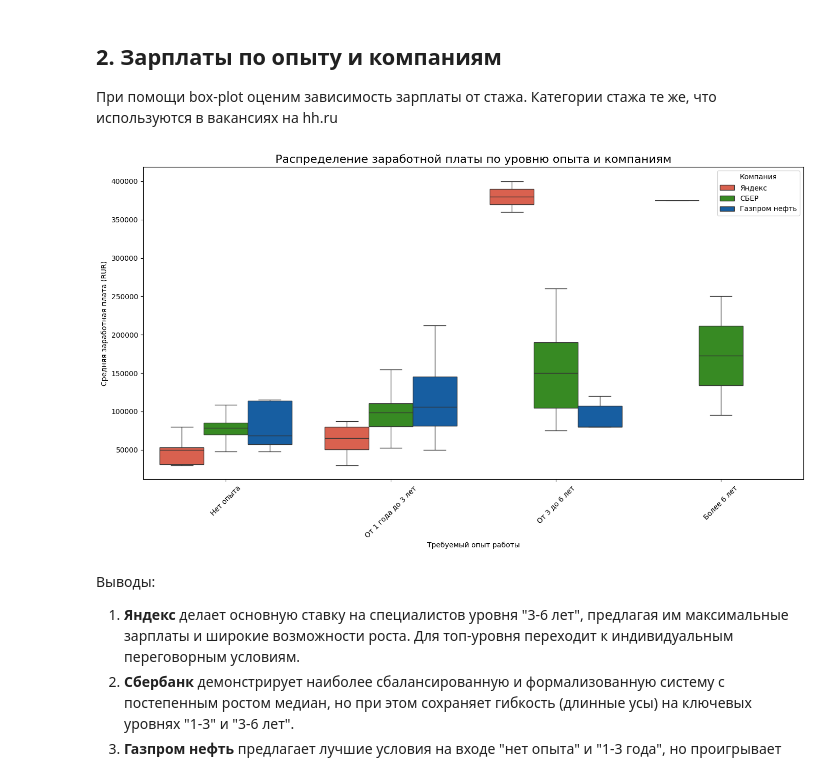
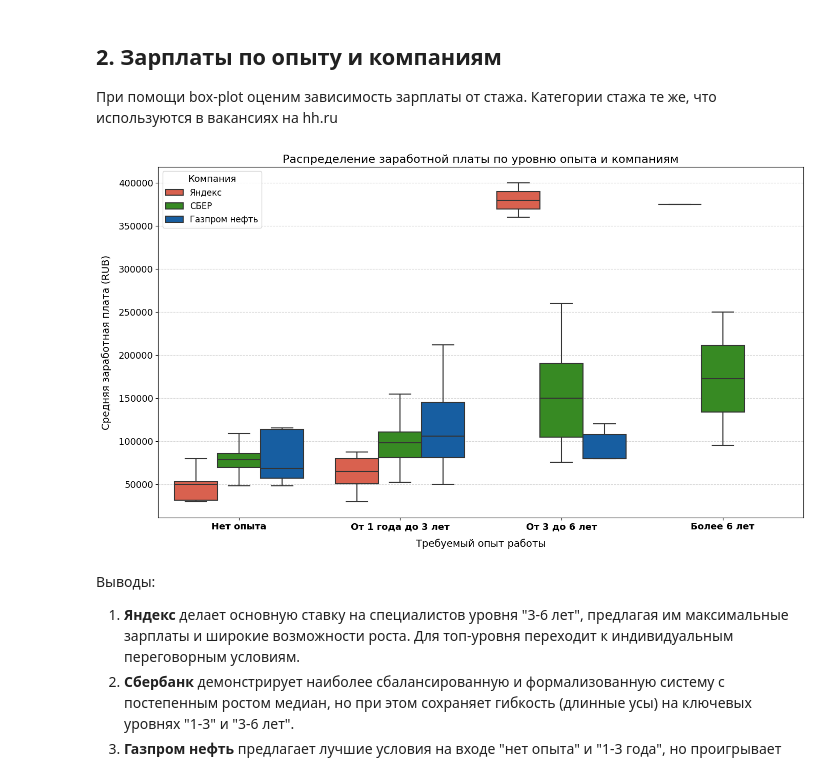
Before and after one commit to DDDDDE15/hh_benefits_analysis, a Jupyter notebook: notebooks/hr_brand.ipynb, the cells around one changed output. Drawn from its saved outputs; the diff is of its cells as text; code cells hidden in the pictures.

```diff
--- a/notebooks/hr_brand.ipynb
+++ b/notebooks/hr_brand.ipynb
@@ -61,25 +60,27 @@ plt.show()
 # %%
 # Среднее по двум колонкам с учетом пропусков (NaN игнорируются автоматически)
 df['salary_avg'] = df[['salary_from', 'salary_to']].mean(axis=1)
 # Убираем вакансии без указания зарплаты для этого анализа
 df_salary = df[df['salary_avg'].notna()].copy()
 
 # Упорядочим категории стажа
 experience_order = ['Нет опыта', 'От 1 года до 3 лет', 'От 3 до 6 лет', 'Более 6 лет']
 df_salary['experience'] = pd.Categorical(df_salary['experience'], categories=experience_order, ordered=True)
 
 plt.figure(figsize=(14, 8))
 sns.boxplot(data=df_salary, x='experience', y='salary_avg', hue='company',
-            showfliers=False, palette= company_colors) # Убираем выбросы для наглядности
+            showfliers=False, palette= company_colors, linewidth = 1.5) # Убираем выбросы для наглядности
 plt.title('Распределение заработной платы по уровню опыта и компаниям', fontsize=16)
-plt.xlabel('Требуемый опыт работы')
-plt.ylabel('Средняя заработная плата (RUR)')
-plt.legend(title='Компания')
-plt.xticks(rotation=45)
+plt.xlabel('Требуемый опыт работы', fontsize=14, labelpad=10)
+plt.ylabel('Средняя заработная плата (RUB)', fontsize=14, labelpad=10)
+plt.legend(title='Компания', title_fontsize=13, fontsize=12, loc='best')
+plt.xticks(fontsize=13, weight='bold')
+plt.yticks(fontsize=13)
+plt.grid(axis='y', linestyle='--', alpha=0.5)
 plt.tight_layout()
 plt.show()
 # %% [output]
-[figure, old version]
+[figure, new version]
 # %% [markdown]
 Выводы:
 1. **Яндекс** делает основную ставку на специалистов уровня "3-6 лет", предлагая им максимальные зарплаты и широкие возможности роста. Для топ-уровня переходит к индивидуальным переговорным условиям.
```
Also changed, not shown: parts of 4 cells of this notebook.
